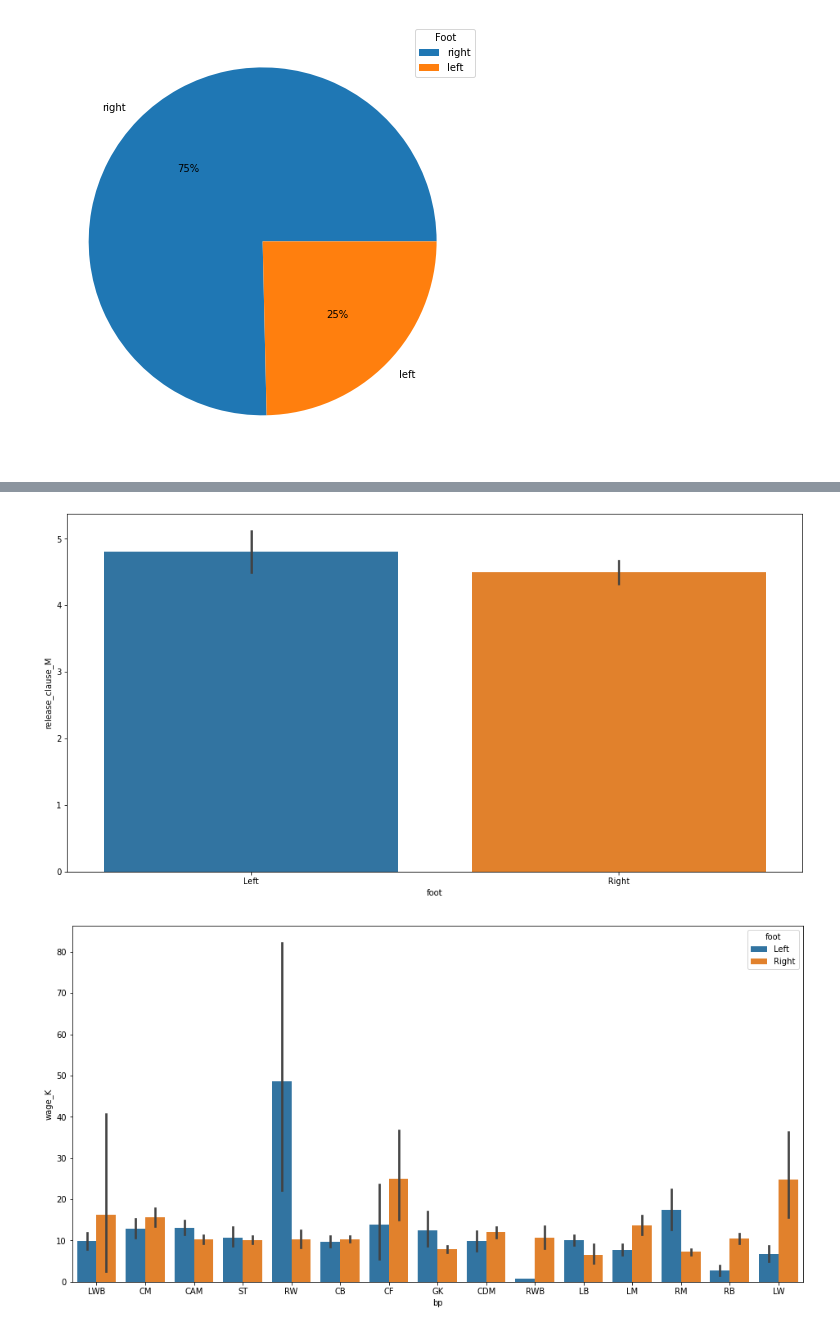
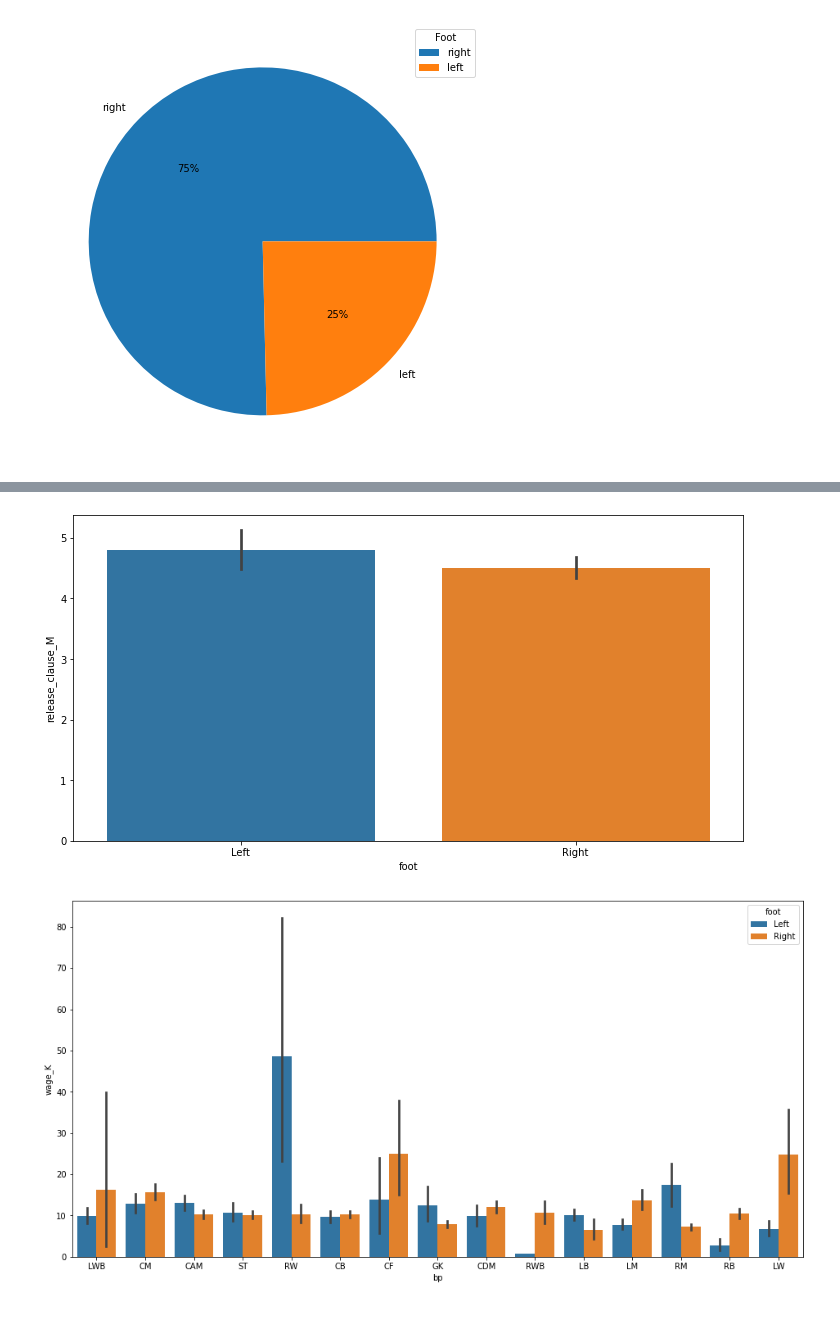
Before and after one commit to katharina-beriault/Project_FIFA-MoneyBall_Linear_Regression, a Jupyter notebook: Output/Project_FIFA_MoneyBall.ipynb, the cells around one changed output, grey strips where cells are left out. Cells and saved outputs as stored; diff of their text form; code cells hidden in the pictures.

```diff
--- a/Output/Project_FIFA_MoneyBall.ipynb
+++ b/Output/Project_FIFA_MoneyBall.ipynb
@@ -528,12 +545,12 @@ plt.show()
 # %%
-value_foot = data.groupby('foot')['release_clause_M'].mean().reset_index()
-
-plt.figure(figsize=(16,8))
+plt.figure(figsize=(12,6))
 
 sns.barplot(x='foot', y='release_clause_M', data=data)
+
+plt.savefig('position_foot_split.jpg',transparent=True, bbox_inches='tight')
 plt.show()
 # %% [output]
-[figure, old version]
+[figure, new version]
 # %%
 plt.figure(figsize=(16,8))
 
```
Also changed, not shown: parts of 14 cells of this notebook, 5 other files.
